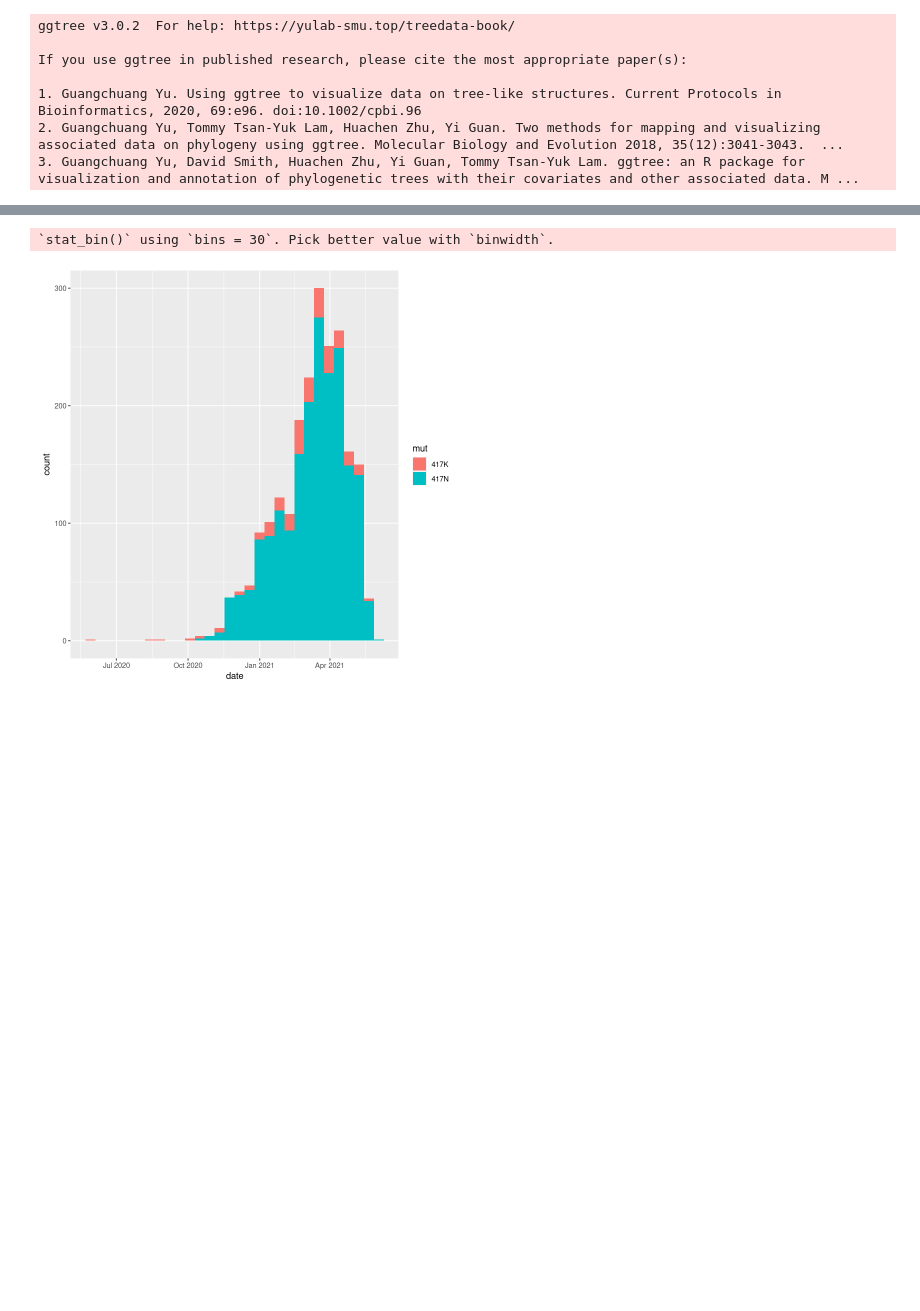
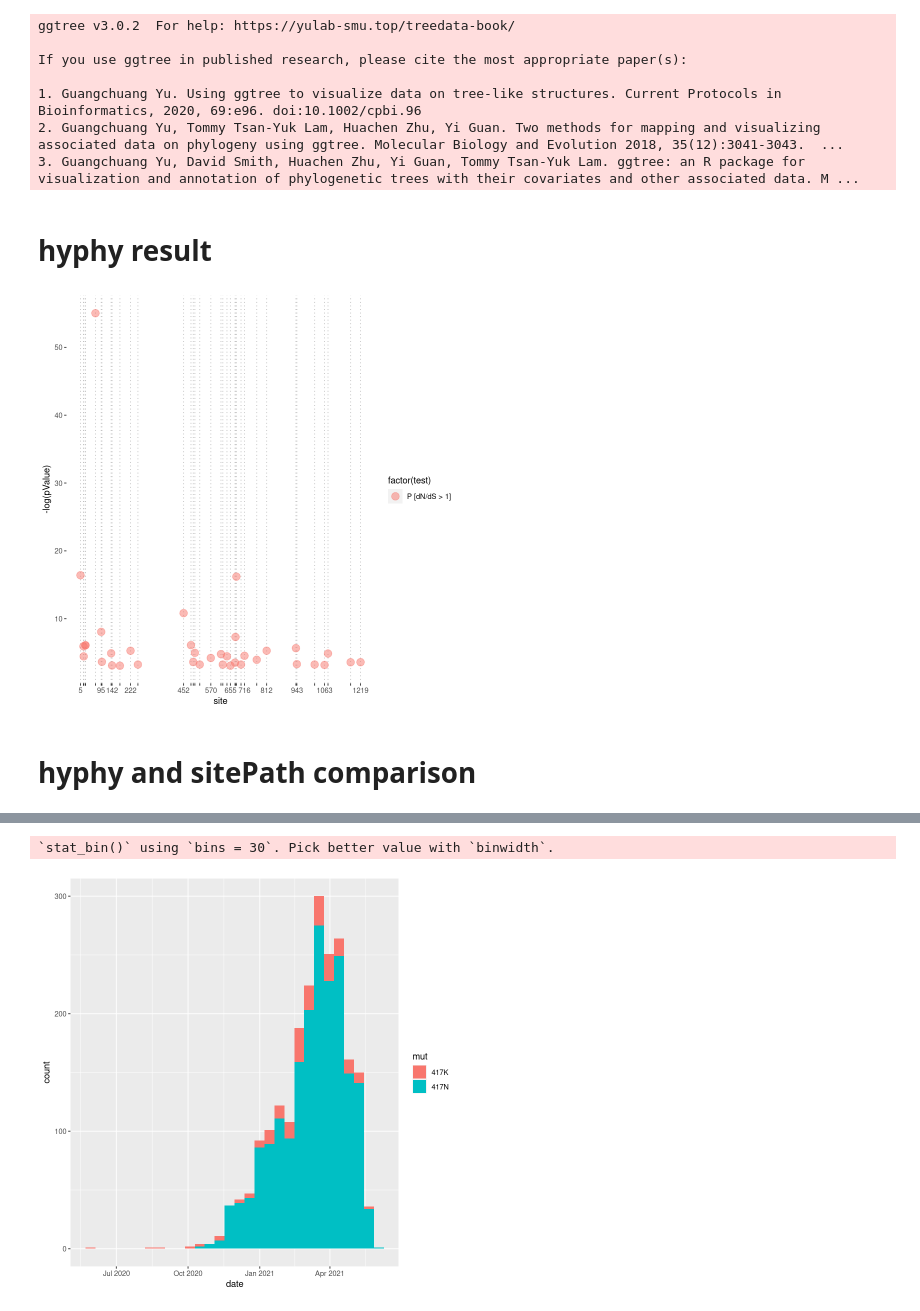
Before and after one commit to Takkoona/phyloColoring, a Jupyter notebook: 7_reverse_mutation_phylo.ipynb, the cells around one changed output, grey strips where cells are left out. Saved outputs shown, nothing was run; the diff lists cells and outputs as text; code cells hidden in the pictures; blank space fills up the shorter version.

```diff
--- a/7_reverse_mutation_phylo.ipynb
+++ b/7_reverse_mutation_phylo.ipynb
@@ -14,5 +15,54 @@ If you use ggtree in published research, please cite the most appropriate paper(
 1. Guangchuang Yu. Using ggtree to visualize data on tree-like structures. Current Protocols in Bioinformatics, 2020, 69:e96. doi:10.1002/cpbi.96
 2. Guangchuang Yu, Tommy Tsan-Yuk Lam, Huachen Zhu, Yi Guan. Two methods for mapping and visualizing associated data on phylogeny using ggtree. Molecular Biology and Evolution 2018, 35(12):3041-3043.  ...
 3. Guangchuang Yu, David Smith, Huachen Zhu, Yi Guan, Tommy Tsan-Yuk Lam. ggtree: an R package for visualization and annotation of phylogenetic trees with their covariates and other associated data. M ...
+# %% [markdown]
+# hyphy result
+# %%
+hyphySlac <- read_json(file.path(DATA_DIR, "2021-05-03_S.nexus.SLAC.json"))
+# %%
+resolved <- hyphySlac[["MLE"]][["content"]][[1]][["by-site"]][["RESOLVED"]]
+names(resolved) <- seq_along(resolved)
+# %%
+contentNames <- sapply(hyphySlac[["MLE"]][["headers"]], "[[", 1)
+
+selectedSites <- which(sapply(resolved, function(site) {
+    if (site[[3]] + site[[4]] != 0) {
+        return(site[[9]] < 0.05 | site[[10]] < 0.05)
+    }
+    return(FALSE)
+}))
+selectedSites <- resolved[selectedSites]
+
+selectedSites <- do.call(rbind, lapply(names(selectedSites), function(siteName) {
+    site <- selectedSites[[siteName]]
+    pValues <- c(site[[9]], site[[10]])
+    i <- which(pValues < 0.05)
+    data.frame(
+        "site" = as.integer(siteName),
+        "test" = contentNames[9:10][[i]],
+        "pValue" = pValues[[i]]
+    )
+}))
+
+selectedSites <- selectedSites[which(selectedSites$test == "P [dN/dS > 1]"), ]
+# %%
+p <- ggplot(selectedSites, aes(x = site, y = -log(pValue), color = factor(test))) +
+    geom_point(size = 4, alpha = 0.5) +
+    scale_x_continuous(breaks = selectedSites$site,
+                       guide = guide_axis(check.overlap = TRUE)) +
+    theme(
+        panel.background = element_rect(fill = "white"),
+        panel.grid.major.x = element_line(
+            colour = "grey",
+            linetype = 3,
+        )
+    )
+p
+
+ggsave(filename = file.path(OUTPUT_DIR, "hyphy_S.pdf"), plot = p, width = 15, height = 4)
+# %% [output]
+[figure, added]
+# %% [markdown]
+# hyphy and sitePath comparison
 # %%
 df <- read.csv(file.path(DATA_DIR, "paraFixSites.csv"))
```
Also changed, not shown: parts of 17 cells of this notebook, 3 other files.
